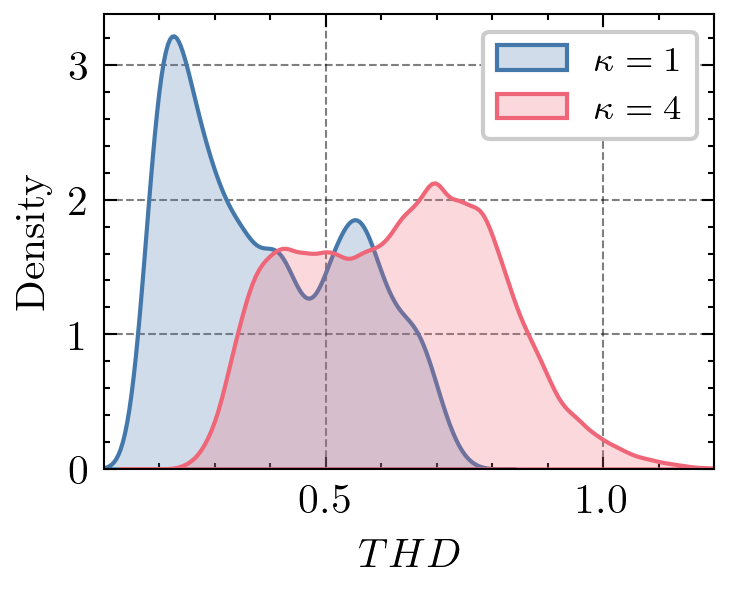
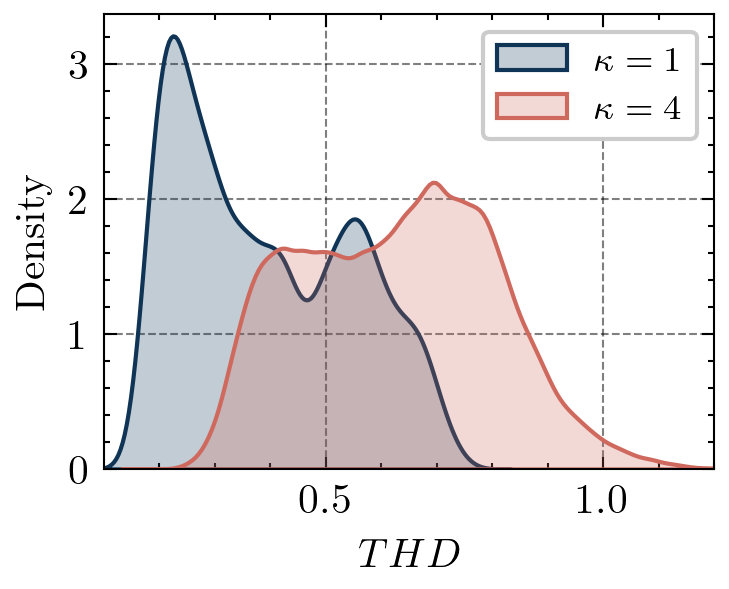
The change to this notebook cell's code, shown as a diff; its figure went from the first image to the second:
--- before
+++ after
@@ -3,6 +3,6 @@
 scale   = 0.75
 _       = fig.set_size_inches(w * scale, h * scale)
-ax      = sns.kdeplot(np.array(thd_vals[-1]), ax=ax, label='$\\kappa = 1$', fill=True)
-ax      = sns.kdeplot(np.array([thd_vals[i] for i in index_vals]).flatten(), ax=ax, label='$\\kappa = 4$', fill=True)
+ax      = sns.kdeplot(np.array(thd_vals[-1]), ax=ax, label='$\\kappa = 1$', fill=True, color=cmaps.lipari(0.1))
+ax      = sns.kdeplot(np.array([thd_vals[i] for i in index_vals]).flatten(), ax=ax, label='$\\kappa = 4$', fill=True, color=cmaps.lipari(0.6))
 _       = ax.set_xlabel('$THD$')
 _       = ax.legend(fontsize='small', loc='upper right')

Commit: .